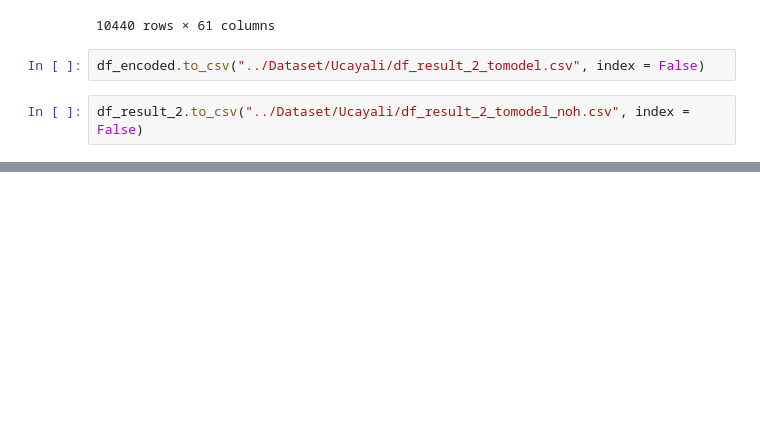
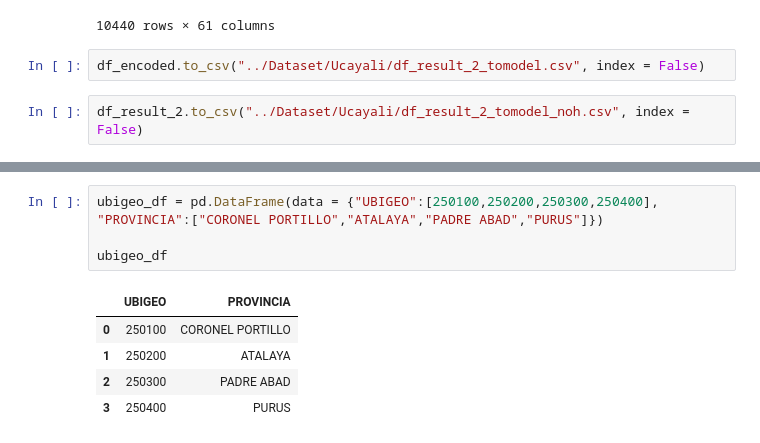
Before and after one commit to lulloaX/group3_unicef, a Jupyter notebook: Scripts/EDA/eda.ipynb, the cells around one changed output, grey strips where cells are left out. Cells and saved outputs as stored; diff of their text form; blank space fills up the shorter version.

```diff
--- a/Scripts/EDA/eda.ipynb
+++ b/Scripts/EDA/eda.ipynb
@@ -492,0 +558,10 @@ df_result_2.to_csv("../Dataset/Ucayali/df_result_2_tomodel_noh.csv", index = Fal
+# %%
+ubigeo_df = pd.DataFrame(data = {"UBIGEO":[250100,250200,250300,250400], "PROVINCIA":["CORONEL PORTILLO","ATALAYA","PADRE ABAD","PURUS"]})
+
+ubigeo_df
+# %% [output]
+|  | UBIGEO | PROVINCIA |
+| 0 | 250100 | CORONEL PORTILLO |
+| 1 | 250200 | ATALAYA |
+| 2 | 250300 | PADRE ABAD |
+| 3 | 250400 | PURUS |
```
Also changed, not shown: parts of 8 cells of this notebook, 1 other file.
